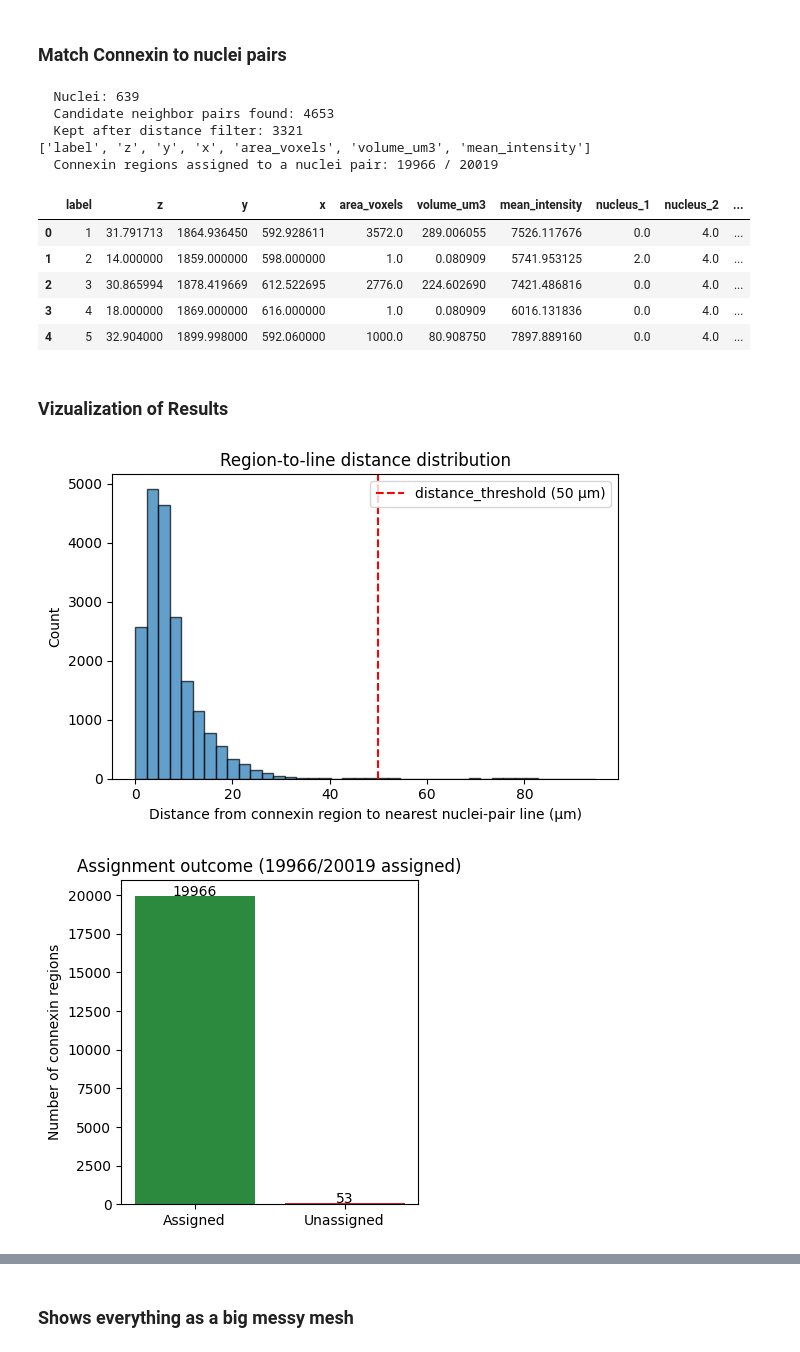
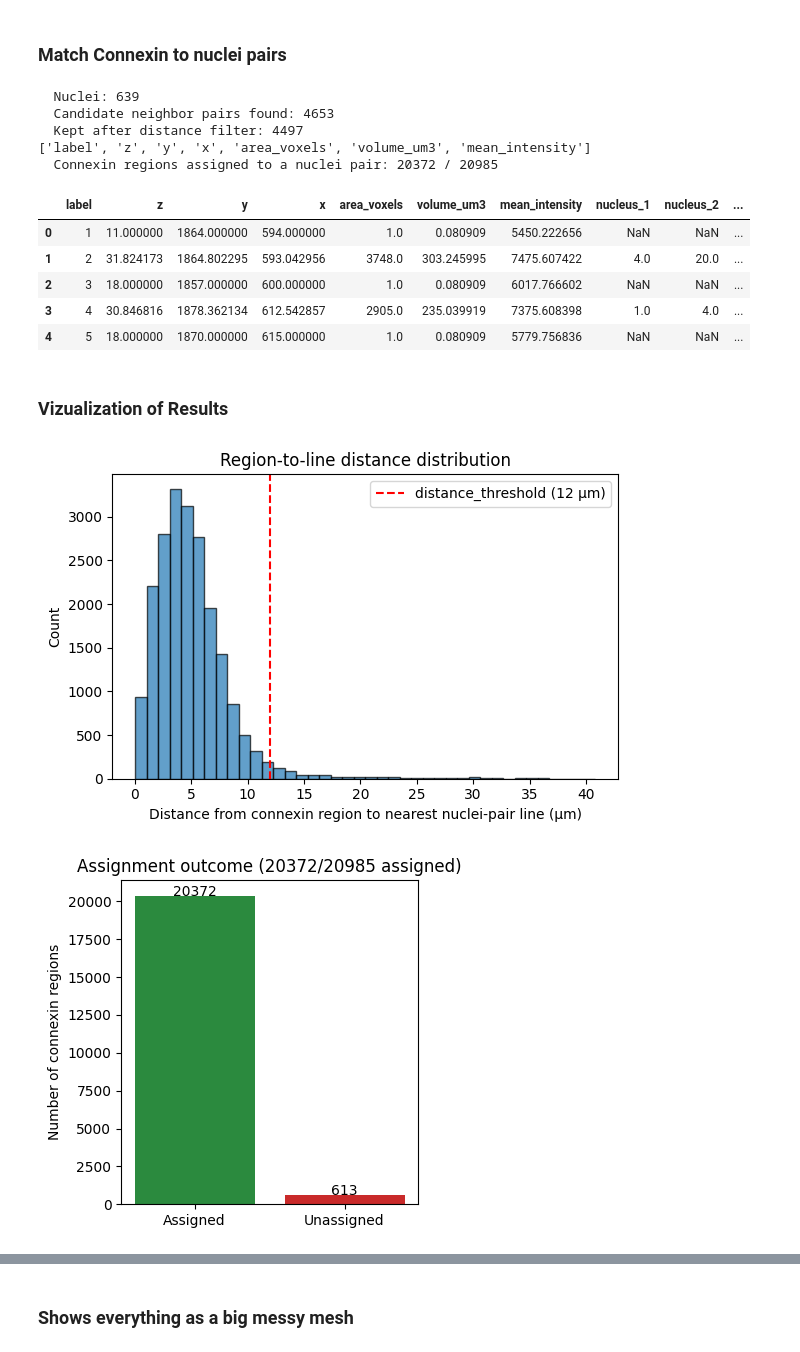
Before and after one commit to llloretta/connexin-pipeline, a Jupyter notebook: notebooks/4_connect_nuclei.ipynb, the cells around one changed output, grey strips where cells are left out. Saved outputs shown, nothing was run; the diff lists cells and outputs as text; code cells hidden in the pictures.

```diff
--- a/notebooks/4_connect_nuclei.ipynb
+++ b/notebooks/4_connect_nuclei.ipynb
@@ -144,7 +144,7 @@ ModuleNotFoundError: No module named 'napari'
 edges, nuclei_coords_um = build_nuclei_edges(
     nuclei_coords=df_center_nuclei[['z', 'y', 'x']].values,
     spacing=(0.766, 0.325, 0.325),
-    max_edge_distance= 52.3    # micrometers, tune to your typical inter-nucleus spacing
+    max_edge_distance= 140    # micrometers, tune to your typical inter-nucleus spacing
 )
 
 # connexin regions: locations table needs columns ['z', 'y', 'x'] (voxel centroids)
@@ -154,22 +154,22 @@ locations = df_region_properties  # rename here only if the column names differ
 matched = match_connexin_to_nuclei_pairs(
     locations, edges, nuclei_coords_um,
     spacing=(0.766, 0.325, 0.325),
-    distance_threshold=50.0     # micrometers, tune to expected junction-to-line distance
+    distance_threshold=12     # micrometers, tune to expected junction-to-line distance
 )
 
 matched.head()
 # %% [output]
   Nuclei: 639
   Candidate neighbor pairs found: 4653
-  Kept after distance filter: 3321
+  Kept after distance filter: 4497
 ['label', 'z', 'y', 'x', 'area_voxels', 'volume_um3', 'mean_intensity']
-  Connexin regions assigned to a nuclei pair: 19966 / 20019
+  Connexin regions assigned to a nuclei pair: 20372 / 20985
 |  | label | z | y | x | area_voxels | volume_um3 | mean_intensity | nucleus_1 | nucleus_2 | ... |
-| 0 | 1 | 31.791713 | 1864.936450 | 592.928611 | 3572.0 | 289.006055 | 7526.117676 | 0.0 | 4.0 | ... |
-| 1 | 2 | 14.000000 | 1859.000000 | 598.000000 | 1.0 | 0.080909 | 5741.953125 | 2.0 | 4.0 | ... |
-| 2 | 3 | 30.865994 | 1878.419669 | 612.522695 | 2776.0 | 224.602690 | 7421.486816 | 0.0 | 4.0 | ... |
-| 3 | 4 | 18.000000 | 1869.000000 | 616.000000 | 1.0 | 0.080909 | 6016.131836 | 0.0 | 4.0 | ... |
-| 4 | 5 | 32.904000 | 1899.998000 | 592.060000 | 1000.0 | 80.908750 | 7897.889160 | 0.0 | 4.0 | ... |
+| 0 | 1 | 11.000000 | 1864.000000 | 594.000000 | 1.0 | 0.080909 | 5450.222656 | NaN | NaN | ... |
+| 1 | 2 | 31.824173 | 1864.802295 | 593.042956 | 3748.0 | 303.245995 | 7475.607422 | 4.0 | 20.0 | ... |
+| 2 | 3 | 18.000000 | 1857.000000 | 600.000000 | 1.0 | 0.080909 | 6017.766602 | NaN | NaN | ... |
+| 3 | 4 | 30.846816 | 1878.362134 | 612.542857 | 2905.0 | 235.039919 | 7375.608398 | 1.0 | 4.0 | ... |
+| 4 | 5 | 18.000000 | 1870.000000 | 615.000000 | 1.0 | 0.080909 | 5779.756836 | NaN | NaN | ... |
 # %% [markdown]
 ### Vizualization of Results
 # %%
@@ -182,7 +182,7 @@ from mpl_toolkits.mplot3d import Axes3D  # noqa: F401, needed for 3d projection
 # ============================================================
 fig, ax = plt.subplots(figsize=(6, 4))
 ax.hist(matched['region_to_line_um'].dropna(), bins=40, edgecolor='black', alpha=0.7)
-ax.axvline(50.0, color='red', linestyle='--', label='distance_threshold (50 µm)')
+ax.axvline(12.0, color='red', linestyle='--', label='distance_threshold (12 µm)')
 ax.set_xlabel('Distance from connexin region to nearest nuclei-pair line (µm)')
 ax.set_ylabel('Count')
 ax.set_title('Region-to-line distance distribution')
@@ -248,32 +248,32 @@ plt.show()
 # 4. Zoomed 2D top-down view (x-y) -- easier to read than the full 3D scatter
 #    (nuclei filtered to the connexin z-range)
 # ============================================================
 z_lo, z_hi = locations_aligned_um[:, 0].min() - 10, locations_aligned_um[:, 0].max() + 10
 nearby_nuclei = (nuclei_coords_um[:, 0] >= z_lo) & (nuclei_coords_um[:, 0] <= z_hi)
 
 fig, ax = plt.subplots(figsize=(8, 8))
 ax.scatter(nuclei_coords_um[nearby_nuclei, 2], nuclei_coords_um[nearby_nuclei, 1],
            s=15, c='grey', alpha=0.6, label='Nuclei (near this z-slab)')
 
 for _, row in edges.iterrows():
     n1, n2 = int(row['nucleus_1']), int(row['nucleus_2'])
     if nearby_nuclei[n1] and nearby_nuclei[n2]:
         p1, p2 = nuclei_coords_um[n1], nuclei_coords_um[n2]
         ax.plot([p1[2], p2[2]], [p1[1], p2[1]], color='lightblue', linewidth=0.6, alpha=0.6)
 
 ax.scatter(locations_aligned_um[assigned_mask, 2], locations_aligned_um[assigned_mask, 1],
            s=30, c='#2b8a3e', label='Connexin (assigned)')
 ax.scatter(locations_aligned_um[~assigned_mask, 2], locations_aligned_um[~assigned_mask, 1],
            s=30, c='#c92a2a', marker='x', label='Connexin (unassigned)')
 
 ax.set_xlabel('x (µm)')
 ax.set_ylabel('y (µm)')
 ax.set_title('Top-down (x-y) view, nuclei near the connexin z-slab')
 ax.legend()
 ax.set_aspect('equal')
 plt.tight_layout()
 fig.savefig(RESULTS_DIR / 'assignment_topdown_xy.png', dpi=150, bbox_inches='tight')
 plt.show()
 # %% [output]
-[figure, old version]
+[figure, new version]
-[figure, old version]
+[figure, new version]
```
Also changed, not shown: parts of 2 cells of this notebook, 2 other files.
